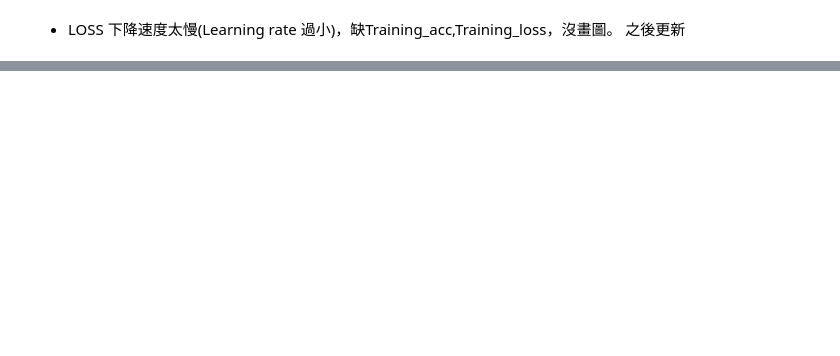
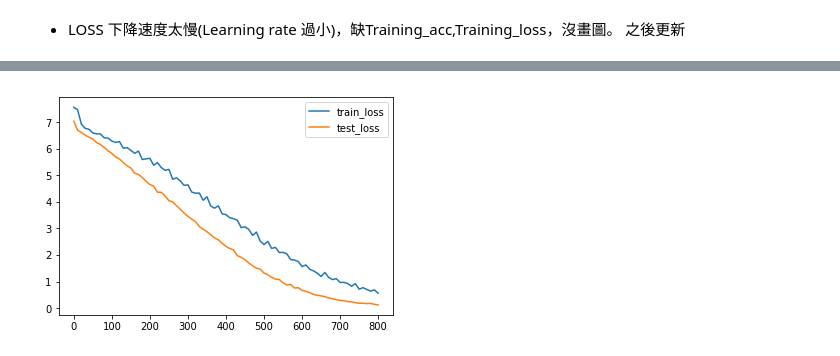
Before and after one commit to lufor129/2019_Spring_ML, a Jupyter notebook: train_data.ipynb, the cells around one changed output, grey strips where cells are left out. Drawn from its saved outputs; the diff is of its cells as text; code cells hidden in the pictures; blank space fills up the shorter version.

```diff
--- a/train_data.ipynb
+++ b/train_data.ipynb
@@ -33,6 +34,7 @@ def preprocess_for_train(image):
     image_data = tf.image.random_flip_left_right(image_data)
     return image_data
 # %%
+batch_size = 16
 train_files = tf.train.match_filenames_once("./data/Train.tfrecords")
 dataset = tf.data.TFRecordDataset(train_files)
 dataset = dataset.map(parser)
@@ -44,7 +46,7 @@ test_dataset = test_dataset.map(parser)
 dataset = dataset.map(
     lambda image,label:(
         preprocess_for_train(image),label))
-dataset = dataset.shuffle(2000).batch(8)
+dataset = dataset.shuffle(2000).batch(batch_size)
 
 test_dataset = test_dataset.map(
     lambda image,label:(
@@ -73,7 +75,7 @@ def get_trainable_variable():
         variable_to_train.append(variables)
     return variable_to_train
 # %%
-NUM_EPOCH = 20
+NUM_EPOCH = 5
 dataset = dataset.repeat(NUM_EPOCH)
 Label_size = 830
 
@@ -82,33 +84,32 @@ image_batch,label_batch = iterator.get_next()
 
 test_iterator = test_dataset.make_initializable_iterator()
 test_image_batch,test_label_batch = test_iterator.get_next()
+
+learning_rate = 0.0001
 # %%
 CKPT_FILE = "inception_v3.ckpt"
-MODEL_SAVE = "./transfer_model"
 
 CHECKPOINT_EXCLUDE_SCOPES = "InceptionV3/Logits,InceptionV3/AuxLogits"
 
 TRAINBLE_SCOPES = "InceptionV3/Logits,InceptionV3/AuxLogits"
 
-learning_rate = 0.0001
-batch_size = 8
 #tf.reset_default_graph()
 
-initializer = tf.contrib.layers.xavier_initializer()
-def weight_variable(shape):
-    return tf.Variable(initializer(shape))
+# initializer = tf.contrib.layers.xavier_initializer()
+# def weight_variable(shape):
+#     return tf.Variable(initializer(shape))
 
-def bias_variable(shape):
-    return tf.Variable(initializer(shape))
+# def bias_variable(shape):
+#     return tf.Variable(initializer(shape))
 
-def conv2d(x,W):
-    return tf.nn.conv2d(x,W,strides=[1,1,1,1],padding="SAME")
+# def conv2d(x,W):
+#     return tf.nn.conv2d(x,W,strides=[1,1,1,1],padding="SAME")
 
-def max_pool(x):
-    return tf.nn.max_pool(x,ksize=[1,4,4,1],strides=[1,4,4,1],padding="SAME")
+# def max_pool(x):
+#     return tf.nn.max_pool(x,ksize=[1,4,4,1],strides=[1,4,4,1],padding="SAME")
 
-x = tf.placeholder(tf.float32,[None,299,299,3])
-y = tf.placeholder(tf.int32,[None])
+x = tf.placeholder(tf.float32,[None,299,299,3],name='input_x')
+y = tf.placeholder(tf.int32,[None],name="input_y")
 image_labels = tf.one_hot(y,Label_size)
 
 with slim.arg_scope(inception_v3.inception_v3_arg_scope()):
@@ -126,6 +127,7 @@ with tf.name_scope('train'):
 
 with tf.name_scope('evaluation'):
     with tf.name_scope('correct_prediction'):
+        prediction = tf.argmax(logits,1)
         correct_prediction = tf.equal(tf.argmax(logits,1),tf.argmax(image_labels,1))
     with tf.name_scope('accuracy'):
         accuracy = tf.reduce_mean(tf.cast(correct_prediction,tf.float32))
@@ -137,5 +139,6 @@ load_fn = slim.assign_from_checkpoint_fn(
     ignore_missing_vars=True
 )
 
+tf.add_to_collection('pred_network', prediction)
 merged = tf.summary.merge_all()
 # %%
@@ -192,0 +226,13 @@ NameError: name 'err' is not defined
+# %%
+%matplotlib inline
+x = np.arange(0, 81, 1)
+
+
+plt.plot(x*10, train_t_loss, label="train_loss")
+plt.plot(x*10, test_t_loss, label="test_loss")
+
+plt.legend(loc=0, ncol=1)
+
+plt.show()
+# %% [output]
+[figure, added]
```
Also changed, not shown: parts of 3 cells of this notebook, 2 other files.
